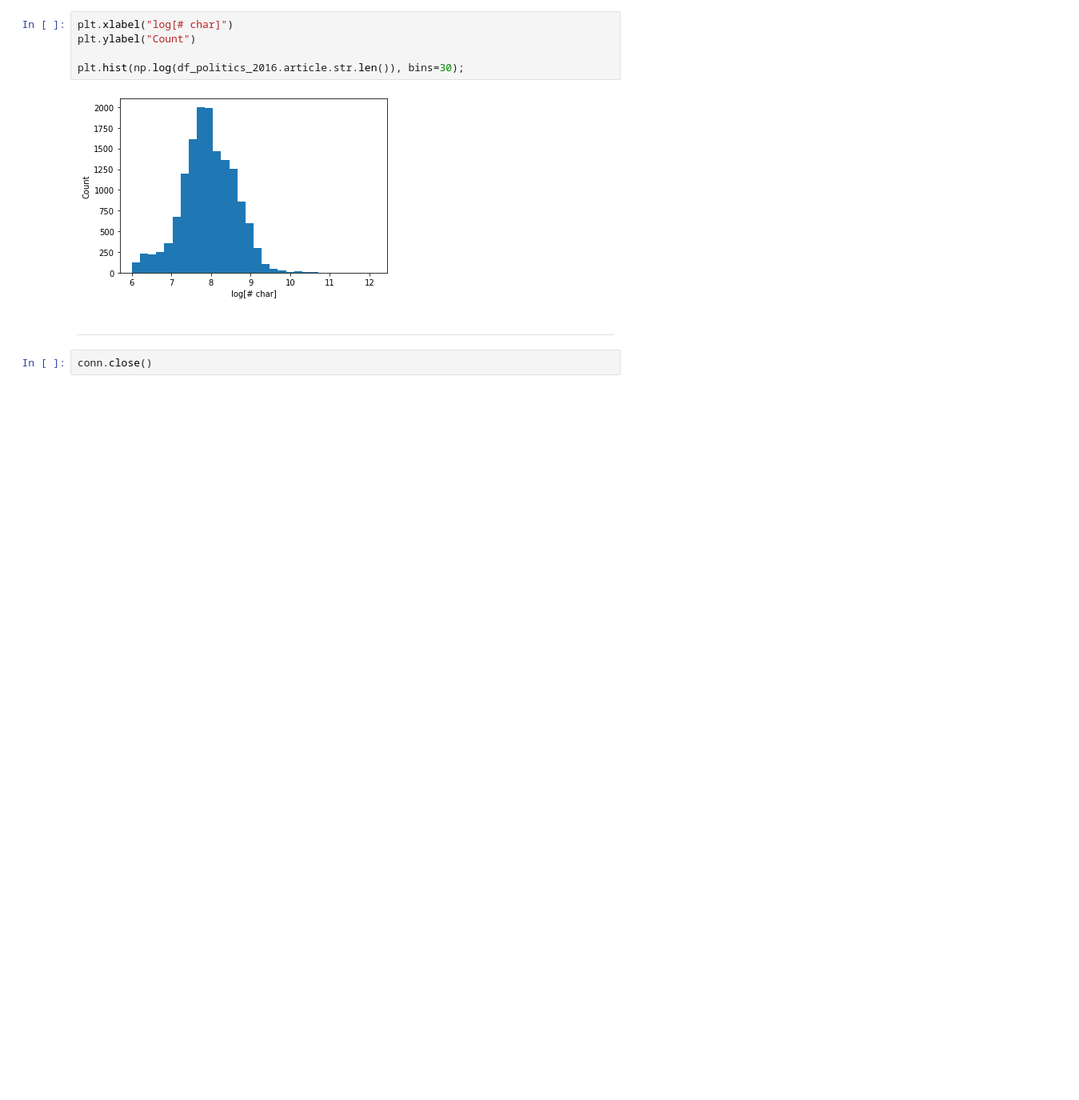
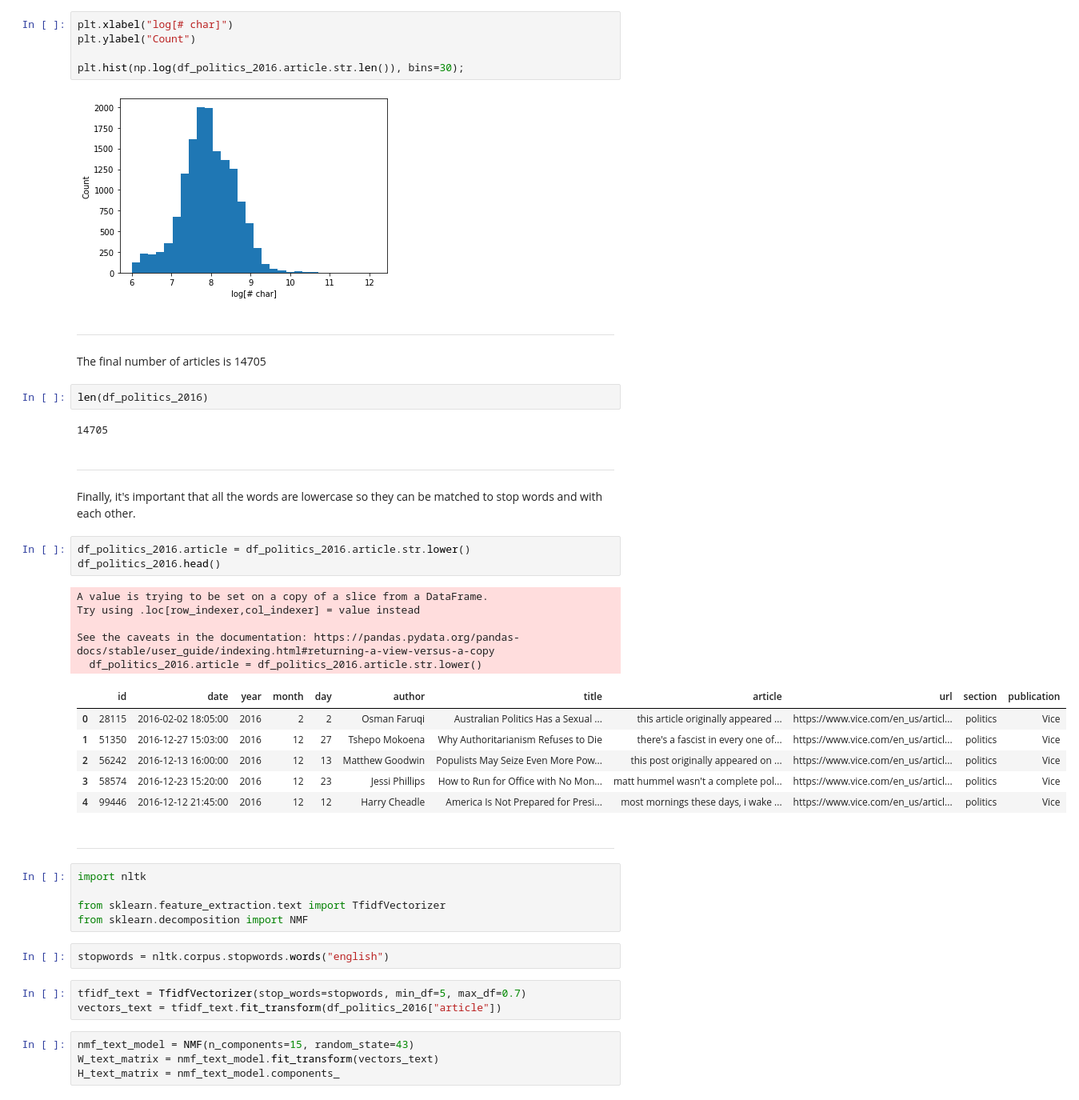
Before and after one commit to gitabaz/erdos_nlp, a Jupyter notebook: news_EDA.ipynb, the cells around one changed output. Shown at 80% size. Saved outputs shown, nothing was run; the diff lists cells and outputs as text; blank space fills up the shorter version.

```diff
--- a/news_EDA.ipynb
+++ b/news_EDA.ipynb
@@ -333,5 +318,44 @@ plt.hist(np.log(df_politics_2016.article.str.len()), bins=30);
 [figure]
 # %% [markdown]
 ---
-# %%
-conn.close()
+# %% [markdown]
+The final number of articles is 14705
+# %%
+len(df_politics_2016)
+# %% [output]
+14705
+# %% [markdown]
+---
+# %% [markdown]
+Finally, it's important that all the words are lowercase so they can be matched to stop words and with each other.
+# %%
+df_politics_2016.article = df_politics_2016.article.str.lower()
+df_politics_2016.head()
+# %% [output]
+A value is trying to be set on a copy of a slice from a DataFrame.
+Try using .loc[row_indexer,col_indexer] = value instead
+
+See the caveats in the documentation: https://pandas.pydata.org/pandas-docs/stable/user_guide/indexing.html#returning-a-view-versus-a-copy
+  df_politics_2016.article = df_politics_2016.article.str.lower()
+|  | id | date | year | month | day | author | title | article | url | section | publication |
+| 0 | 28115 | 2016-02-02 18:05:00 | 2016 | 2 | 2 | Osman Faruqi | Australian Politics Has a Sexual ... | this article originally appeared ... | https://www.vice.com/en_us/articl... | politics | Vice |
+| 1 | 51350 | 2016-12-27 15:03:00 | 2016 | 12 | 27 | Tshepo Mokoena | Why Authoritarianism Refuses to Die | there's a fascist in every one of... | https://www.vice.com/en_us/articl... | politics | Vice |
+| 2 | 56242 | 2016-12-13 16:00:00 | 2016 | 12 | 13 | Matthew Goodwin | Populists May Seize Even More Pow... | this post originally appeared on ... | https://www.vice.com/en_us/articl... | politics | Vice |
+| 3 | 58574 | 2016-12-23 15:20:00 | 2016 | 12 | 23 | Jessi Phillips | How to Run for Office with No Mon... | matt hummel wasn't a complete pol... | https://www.vice.com/en_us/articl... | politics | Vice |
+| 4 | 99446 | 2016-12-12 21:45:00 | 2016 | 12 | 12 | Harry Cheadle | America Is Not Prepared for Presi... | most mornings these days, i wake ... | https://www.vice.com/en_us/articl... | politics | Vice |
+# %% [markdown]
+---
+# %%
+import nltk
+
+from sklearn.feature_extraction.text import TfidfVectorizer
+from sklearn.decomposition import NMF
+# %%
+stopwords = nltk.corpus.stopwords.words("english")
+# %%
+tfidf_text = TfidfVectorizer(stop_words=stopwords, min_df=5, max_df=0.7)
+vectors_text = tfidf_text.fit_transform(df_politics_2016["article"])
+# %%
+nmf_text_model = NMF(n_components=15, random_state=43)
+W_text_matrix = nmf_text_model.fit_transform(vectors_text)
+H_text_matrix = nmf_text_model.components_
```
Also changed, not shown: parts of 5 cells of this notebook.
